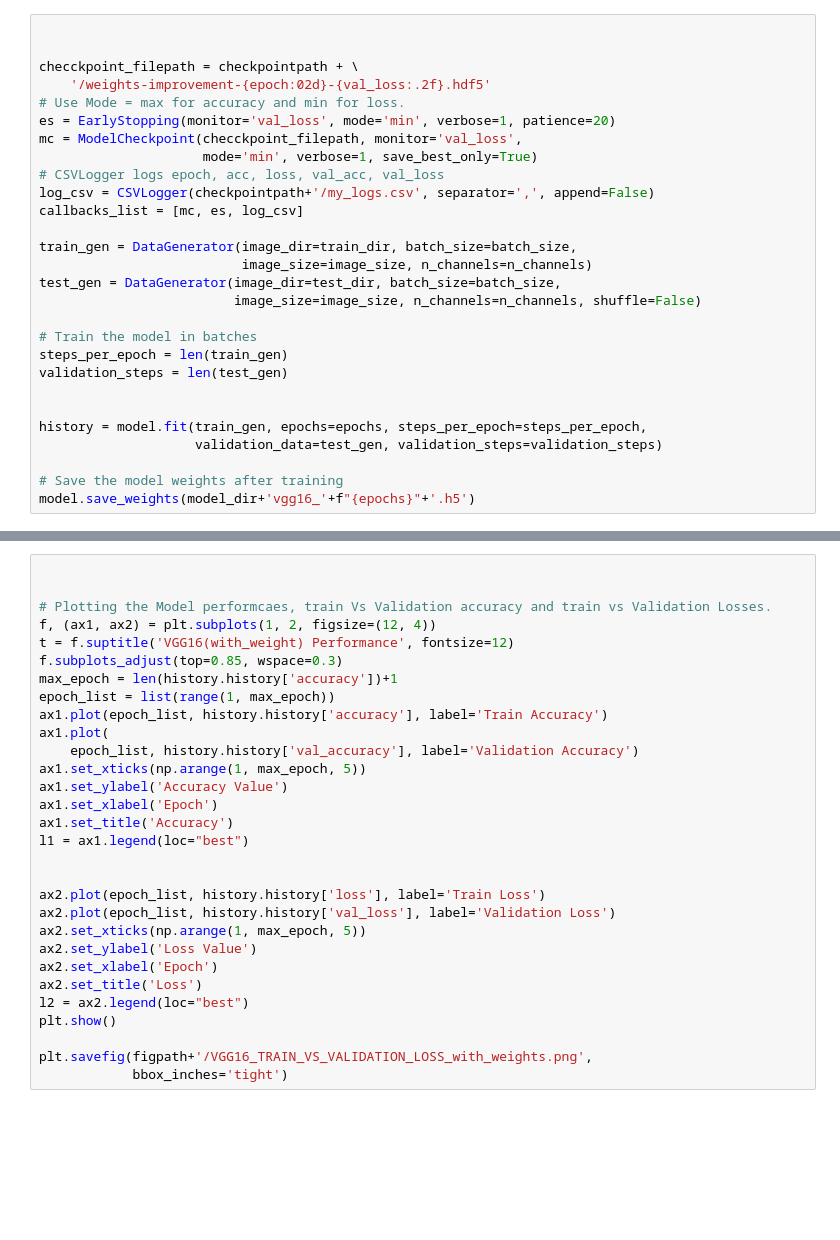
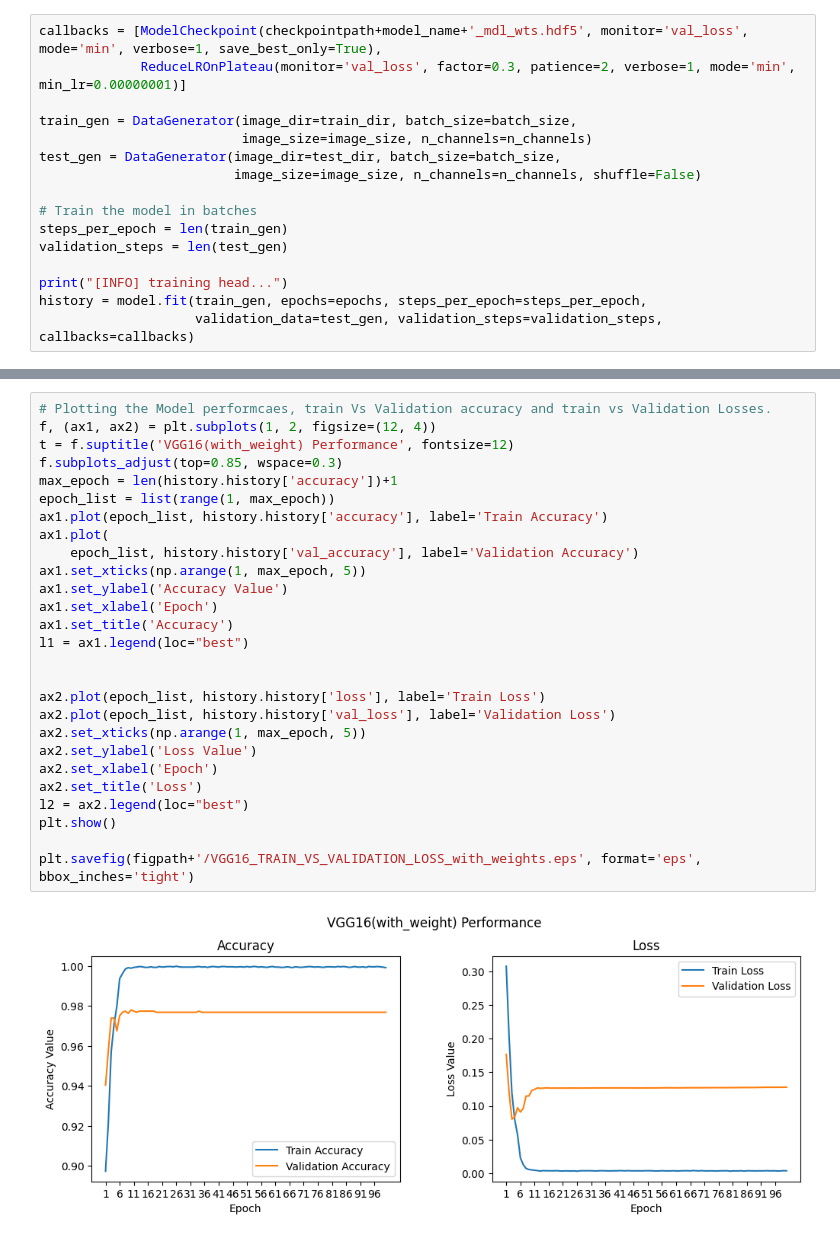
Before and after one commit to hasanmdabid/indicate_fh, a Jupyter notebook: my_code/vgg16.ipynb, the cells around one changed output, grey strips where cells are left out. Saved outputs shown, nothing was run; the diff lists cells and outputs as text; blank space fills up the shorter version.

```diff
--- a/my_code/vgg16.ipynb
+++ b/my_code/vgg16.ipynb
@@ -164,15 +178,6 @@ model.compile(optimizer='adam', loss='categorical_crossentropy',
 # %%
-
-
-checckpoint_filepath = checkpointpath + \
-    '/weights-improvement-{epoch:02d}-{val_loss:.2f}.hdf5'
-# Use Mode = max for accuracy and min for loss.
-es = EarlyStopping(monitor='val_loss', mode='min', verbose=1, patience=20)
-mc = ModelCheckpoint(checckpoint_filepath, monitor='val_loss',
-                     mode='min', verbose=1, save_best_only=True)
-# CSVLogger logs epoch, acc, loss, val_acc, val_loss
-log_csv = CSVLogger(checkpointpath+'/my_logs.csv', separator=',', append=False)
-callbacks_list = [mc, es, log_csv]
+callbacks = [ModelCheckpoint(checkpointpath+model_name+'_mdl_wts.hdf5', monitor='val_loss', mode='min', verbose=1, save_best_only=True),
+             ReduceLROnPlateau(monitor='val_loss', factor=0.3, patience=2, verbose=1, mode='min', min_lr=0.00000001)]
 
 train_gen = DataGenerator(image_dir=train_dir, batch_size=batch_size,
                           image_size=image_size, n_channels=n_channels)
@@ -183,9 +188,6 @@ test_gen = DataGenerator(image_dir=test_dir, batch_size=batch_size,
 steps_per_epoch = len(train_gen)
 validation_steps = len(test_gen)
 
-
+print("[INFO] training head...")
 history = model.fit(train_gen, epochs=epochs, steps_per_epoch=steps_per_epoch,
-                    validation_data=test_gen, validation_steps=validation_steps)
-
-# Save the model weights after training
-model.save_weights(model_dir+'vgg16_'+f"{epochs}"+'.h5')
+                    validation_data=test_gen, validation_steps=validation_steps, callbacks=callbacks)
@@ -192,30 +215,29 @@ model.save_weights(model_dir+'vgg16_'+f"{epochs}"+'.h5')
 # %%
-
-
 # Plotting the Model performcaes, train Vs Validation accuracy and train vs Validation Losses.
 f, (ax1, ax2) = plt.subplots(1, 2, figsize=(12, 4))
 t = f.suptitle('VGG16(with_weight) Performance', fontsize=12)
 f.subplots_adjust(top=0.85, wspace=0.3)
 max_epoch = len(history.history['accuracy'])+1
 epoch_list = list(range(1, max_epoch))
 ax1.plot(epoch_list, history.history['accuracy'], label='Train Accuracy')
 ax1.plot(
     epoch_list, history.history['val_accuracy'], label='Validation Accuracy')
 ax1.set_xticks(np.arange(1, max_epoch, 5))
 ax1.set_ylabel('Accuracy Value')
 ax1.set_xlabel('Epoch')
 ax1.set_title('Accuracy')
 l1 = ax1.legend(loc="best")
 
 
 ax2.plot(epoch_list, history.history['loss'], label='Train Loss')
 ax2.plot(epoch_list, history.history['val_loss'], label='Validation Loss')
 ax2.set_xticks(np.arange(1, max_epoch, 5))
 ax2.set_ylabel('Loss Value')
 ax2.set_xlabel('Epoch')
 ax2.set_title('Loss')
 l2 = ax2.legend(loc="best")
 plt.show()
 
-plt.savefig(figpath+'/VGG16_TRAIN_VS_VALIDATION_LOSS_with_weights.png',
-            bbox_inches='tight')
+plt.savefig(figpath+'/VGG16_TRAIN_VS_VALIDATION_LOSS_with_weights.eps', format='eps', bbox_inches='tight')
+# %% [output]
+[figure, added]
```
Also changed, not shown: parts of 14 cells of this notebook, 26 other files.
